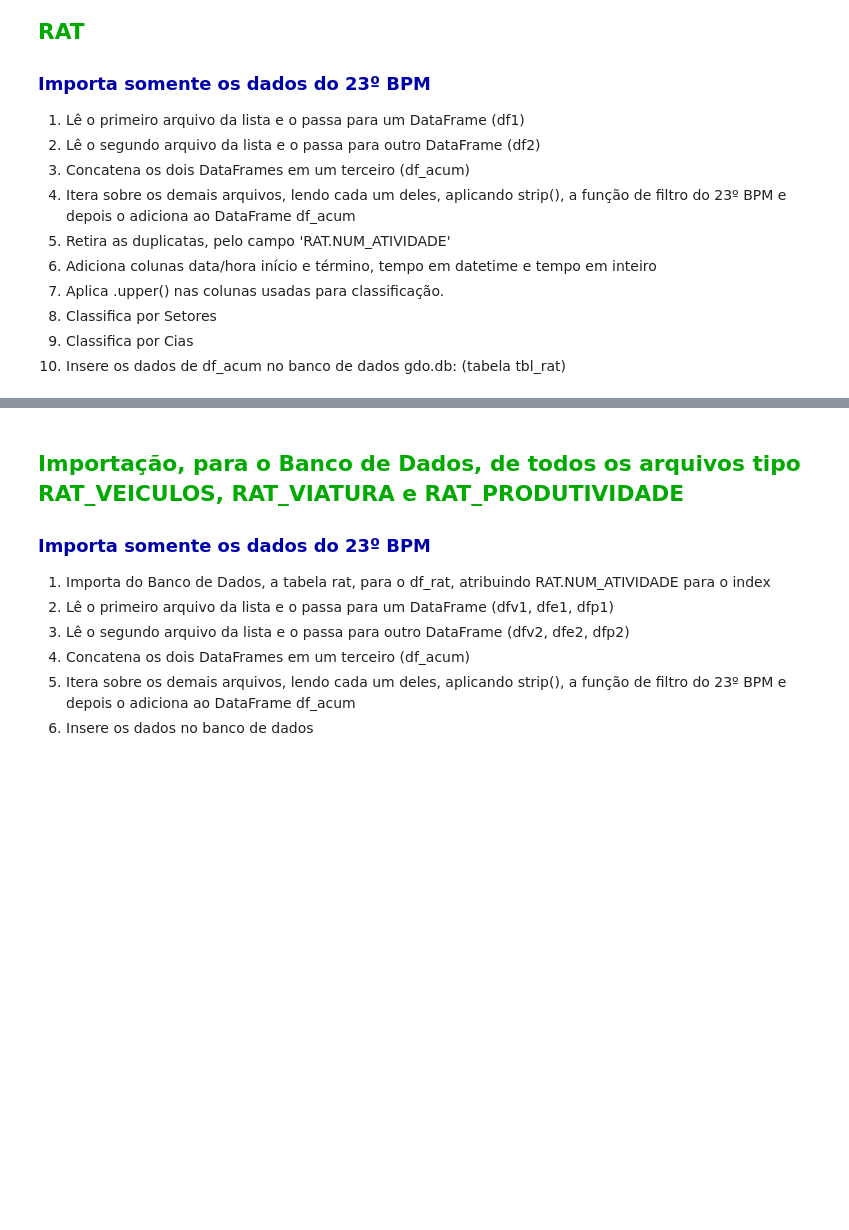
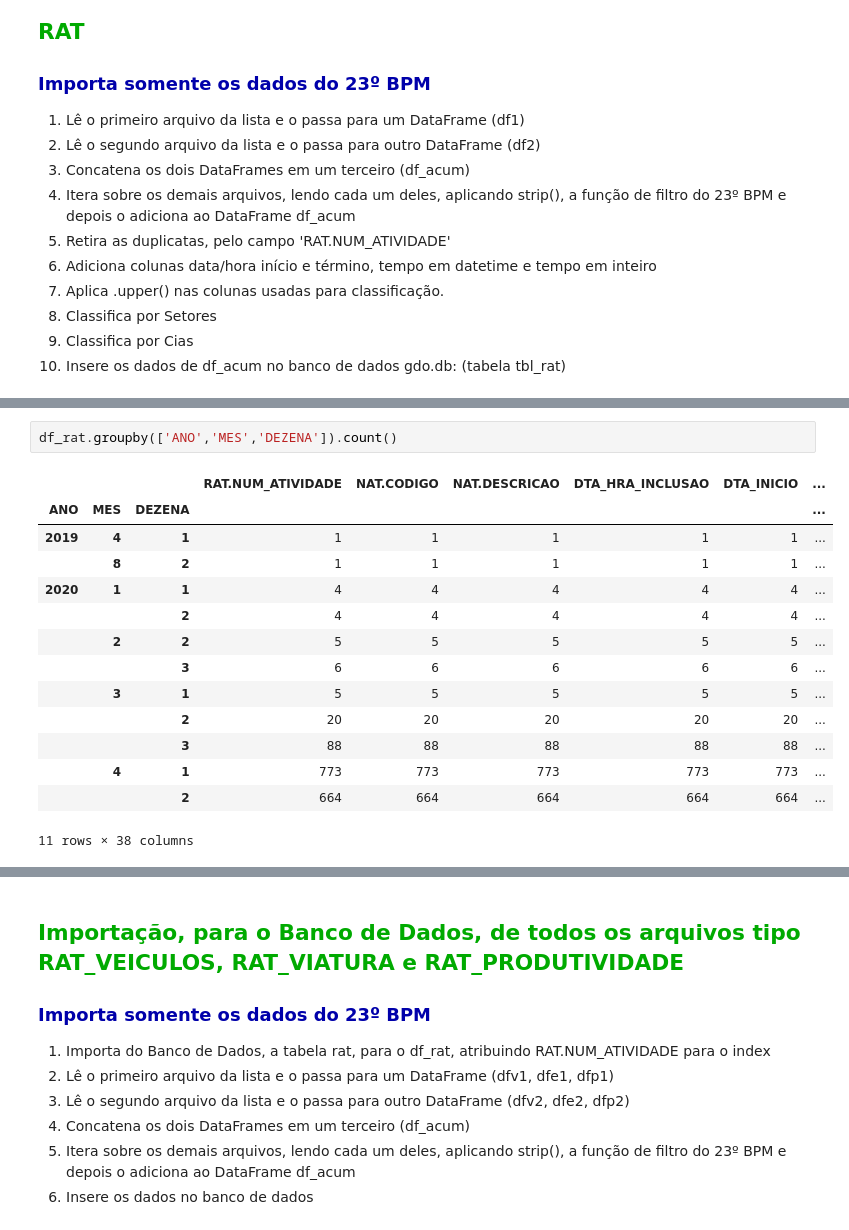
Before and after one commit to WENDEL4891/gdo-pandas, a Jupyter notebook: Importar novos arquivos csv.ipynb, the cells around one changed output, grey strips where cells are left out. Drawn from its saved outputs; the diff is of its cells as text; blank space fills up the shorter version.

```diff
--- a/Importar novos arquivos csv.ipynb
+++ b/Importar novos arquivos csv.ipynb
@@ -216,0 +177,17 @@ b'Skipping line 39087: expected 32 fields, saw 33\n'
+# %%
+df_rat.groupby(['ANO','MES','DEZENA']).count()
+# %% [output]
+|  |  |  | RAT.NUM_ATIVIDADE | NAT.CODIGO | NAT.DESCRICAO | DTA_HRA_INCLUSAO | DTA_INICIO | ... |
+| ANO | MES | DEZENA |  |  |  |  |  | ... |
+| 2019 | 4 | 1 | 1 | 1 | 1 | 1 | 1 | ... |
+|  | 8 | 2 | 1 | 1 | 1 | 1 | 1 | ... |
+| 2020 | 1 | 1 | 4 | 4 | 4 | 4 | 4 | ... |
+|  |  | 2 | 4 | 4 | 4 | 4 | 4 | ... |
+|  | 2 | 2 | 5 | 5 | 5 | 5 | 5 | ... |
+|  |  | 3 | 6 | 6 | 6 | 6 | 6 | ... |
+|  | 3 | 1 | 5 | 5 | 5 | 5 | 5 | ... |
+|  |  | 2 | 20 | 20 | 20 | 20 | 20 | ... |
+|  |  | 3 | 88 | 88 | 88 | 88 | 88 | ... |
+|  | 4 | 1 | 773 | 773 | 773 | 773 | 773 | ... |
+|  |  | 2 | 664 | 664 | 664 | 664 | 664 | ... |
+11 rows × 38 columns
```
Also changed, not shown: parts of 10 cells of this notebook.
